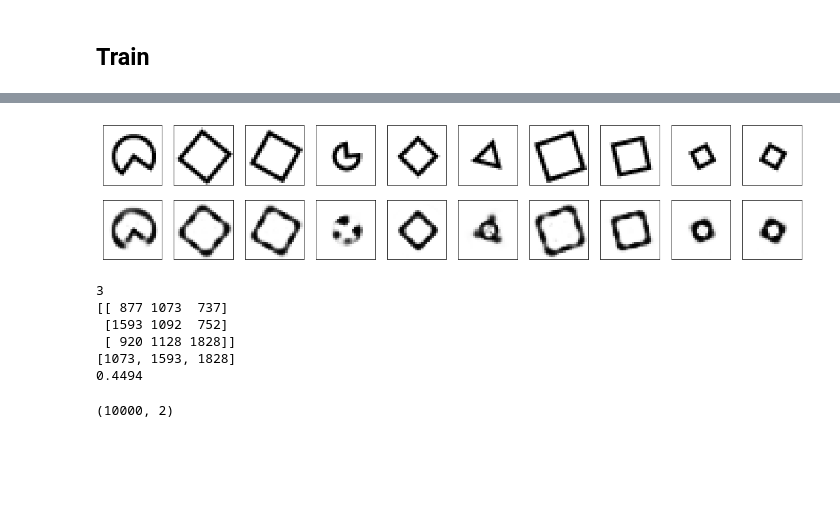
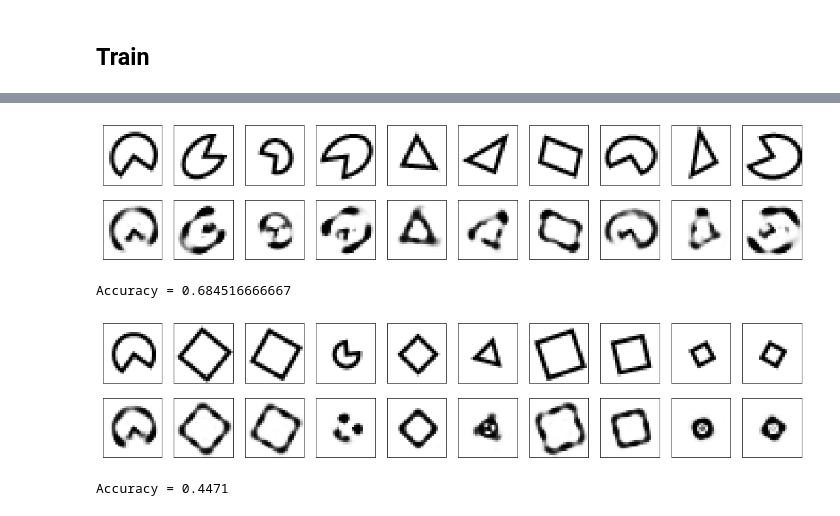
Before and after one commit to shbharath/Shapes, a Jupyter notebook: Shape-Data-Analysis.ipynb, the cells around one changed output, grey strips where cells are left out. Saved outputs shown, nothing was run; the diff lists cells and outputs as text; code cells hidden in the pictures; blank space fills up the shorter version.

```diff
--- a/Shape-Data-Analysis.ipynb
+++ b/Shape-Data-Analysis.ipynb
@@ -170,22 +162,25 @@ decoded_imgs = decoder.predict(encoded_imgs)
 # %%
-import matplotlib.pyplot as plt
+def eval_autoencoder(autoencoder, x_test, y_test):
+    encoded_imgs = autoencoder.predict(x_test)
+    decoded_imgs = autoencoder.predict(encoded_imgs)
 
-n = 10  # how many digits we will display
-plt.figure(figsize=(20, 4))
-for i in range(n):
-    # display original
-    ax = plt.subplot(2, n, i + 1)
-    plt.imshow(x_test[i].reshape(28, 28))
-    plt.gray()
-    ax.get_xaxis().set_visible(False)
-    ax.get_yaxis().set_visible(False)
+    n = 10  # how many digits we will display
+    plt.figure(figsize=(20, 4))
+    for i in range(n):
+        # display original
+        ax = plt.subplot(2, n, i + 1)
+        plt.imshow(x_test[i].reshape(28, 28))
+        plt.gray()
+        ax.get_xaxis().set_visible(False)
+        ax.get_yaxis().set_visible(False)
 
-    # display reconstruction
-    ax = plt.subplot(2, n, i + 1 + n)
-    plt.imshow(decoded_imgs[i].reshape(28, 28))
-    plt.gray()
-    ax.get_xaxis().set_visible(False)
-    ax.get_yaxis().set_visible(False)
-plt.show()
+        # display reconstruction
+        ax = plt.subplot(2, n, i + 1 + n)
+        plt.imshow(decoded_imgs[i].reshape(28, 28))
+        plt.gray()
+        ax.get_xaxis().set_visible(False)
+        ax.get_yaxis().set_visible(False)
+    plt.show()
+
+    encoded_imgs = np.reshape(encoded_imgs, (encoded_imgs.shape[0], -1))
+    print("Accuracy = {}".format(labeled_cluster_accuracy(y_test, kmeans_pca(encoded_imgs, encoded_imgs))))
-# %% [output]
-[figure, removed]
@@ -214,22 +187,14 @@ def acc(y_true, y_pred):
-# %%
-from  sklearn import metrics
-from sklearn.cluster import KMeans
-result = np.zeros((len(y_test), 2))
-for index, item in enumerate(y_test):
-    result[index] = (y_test[index], np.max(encoded_imgs[index]))
-
-kmeans = KMeans(n_clusters=3, n_init=20)
-y_pred = kmeans.fit_predict((encoded_imgs))
-print(acc(y_test, y_pred))
-result.shape
-# %% [output]
-3
-[[ 877 1073  737]
- [1593 1092  752]
- [ 920 1128 1828]]
-[1073, 1593, 1828]
-0.4494
-(10000, 2)
+# %%
+autoencoder.load_weights(simple_model_cp_name)
+eval_autoencoder(autoencoder, x_train_autoencoder, y_train)
+# %% [output]
+[figure, added]
+Accuracy = 0.684516666667
+# %%
+eval_autoencoder(autoencoder, x_test_autoencoder, y_test)
+# %% [output]
+[figure, added]
+Accuracy = 0.4471
 # %%
 input_img = Input(shape=(784,))
 encoded = Dense(512, activation='relu')(input_img)
```
Also changed, not shown: parts of 92 cells of this notebook, 2 other files.
